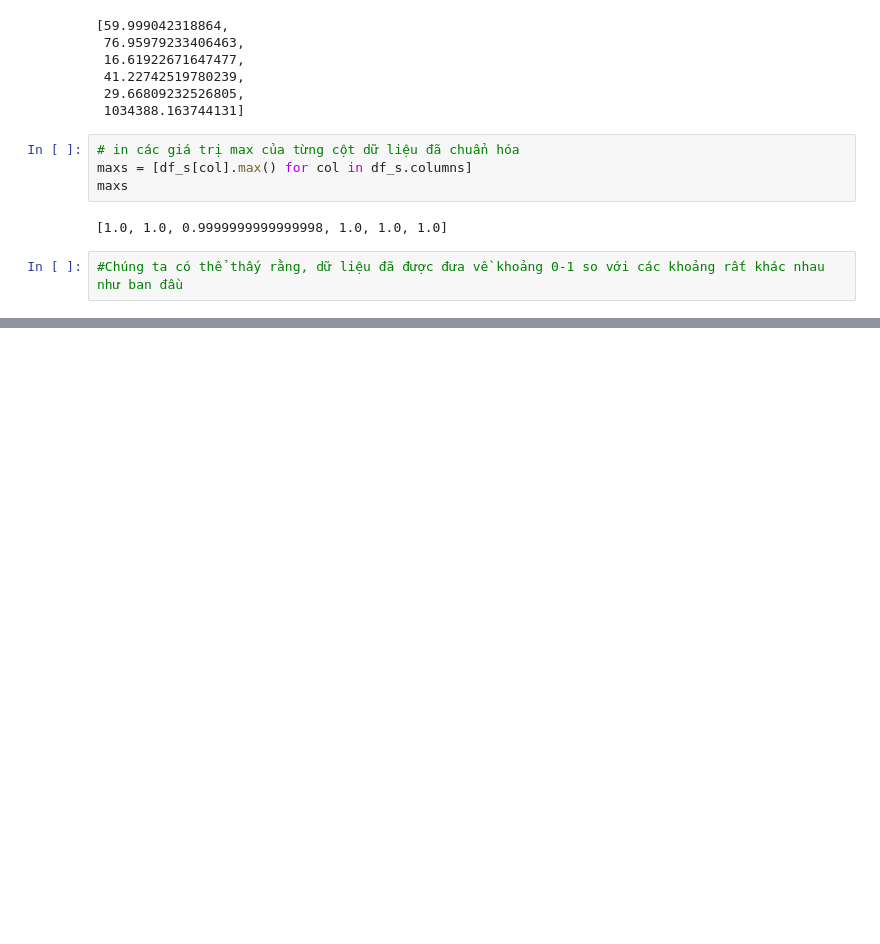
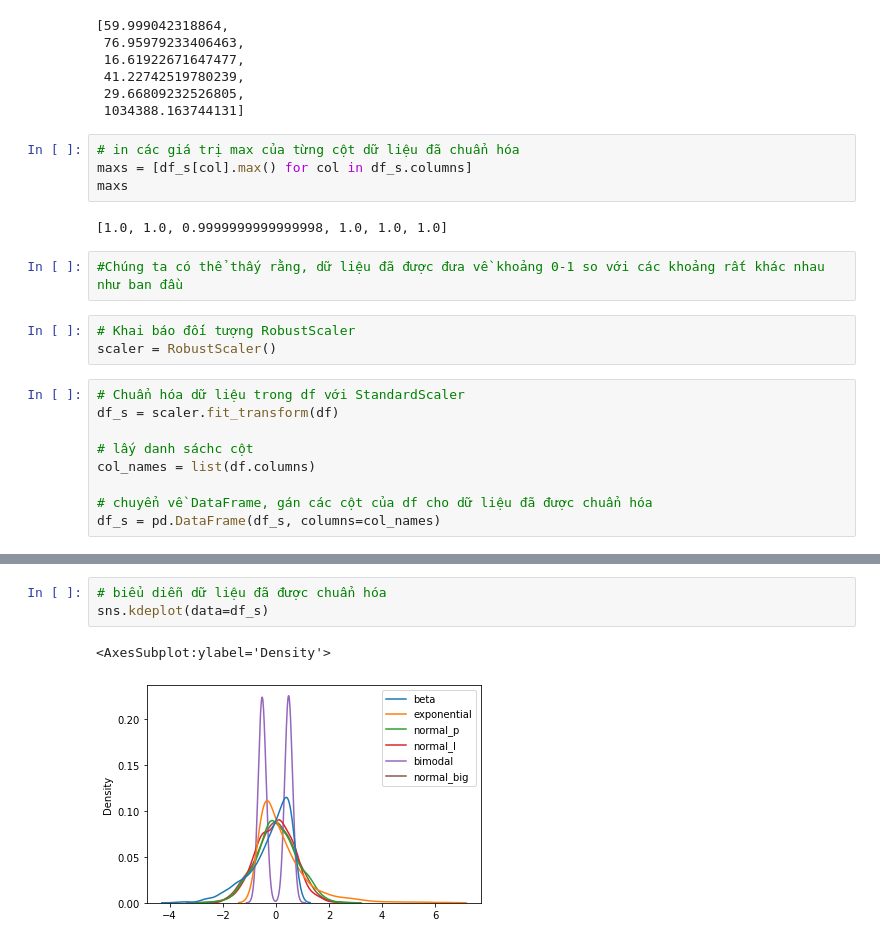
Before and after one commit to Trang27cl/testgit, a Jupyter notebook: Chuẩn hoá dữ liệu.ipynb, the cells around one changed output, grey strips where cells are left out. Drawn from its saved outputs; the diff is of its cells as text; blank space fills up the shorter version.

```diff
--- a/Chuẩn hoá dữ liệu.ipynb
+++ b/Chuẩn hoá dữ liệu.ipynb
@@ -207,3 +208,15 @@ maxs
 [1.0, 1.0, 0.9999999999999998, 1.0, 1.0, 1.0]
 # %%
 #Chúng ta có thể thấy rằng, dữ liệu đã được đưa về khoảng 0-1 so với các khoảng rất khác nhau như ban đầu
+# %%
+# Khai báo đối tượng RobustScaler
+scaler = RobustScaler()
+# %%
+# Chuẩn hóa dữ liệu trong df với StandardScaler
+df_s = scaler.fit_transform(df)
+
+# lấy danh sáchc cột
+col_names = list(df.columns)
+
+# chuyển về DataFrame, gán các cột của df cho dữ liệu đã được chuẩn hóa
+df_s = pd.DataFrame(df_s, columns=col_names)
@@ -209,0 +232,6 @@ maxs
+# %%
+# biểu diễn dữ liệu đã được chuẩn hóa
+sns.kdeplot(data=df_s)
+# %% [output]
+<AxesSubplot:ylabel='Density'>
+[figure, added]
```
Also changed, not shown: parts of 12 cells of this notebook.
